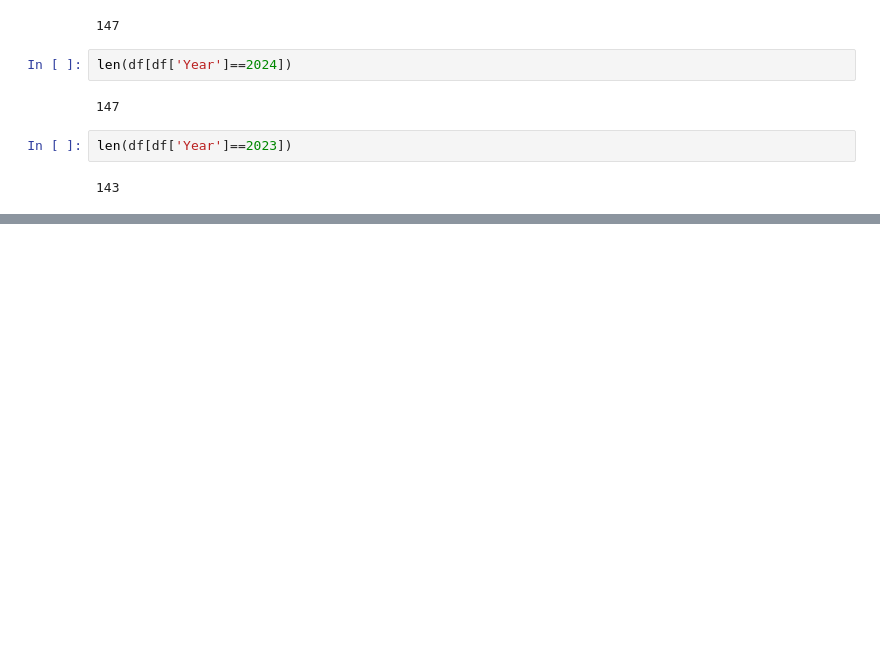
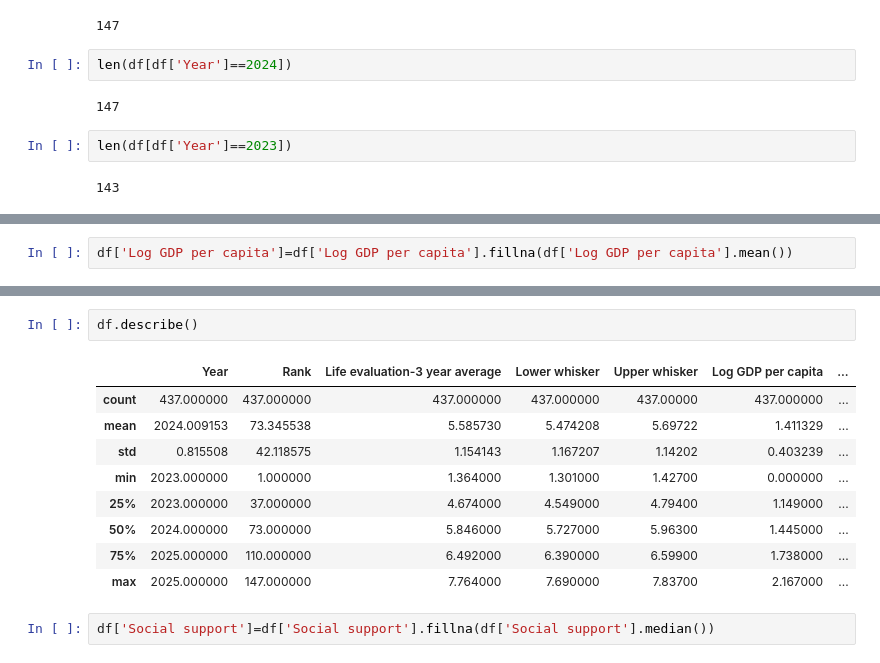
Before and after one commit to KalaivananKannan/CodewithKalai, a Jupyter notebook: happiness.ipynb, the cells around one changed output, grey strips where cells are left out. Saved outputs shown, nothing was run; the diff lists cells and outputs as text; blank space fills up the shorter version.

```diff
--- a/happiness.ipynb
+++ b/happiness.ipynb
@@ -41,0 +98,2 @@ ValueError: 3 columns passed, passed data had 1 columns
+# %%
+df['Log GDP per capita']=df['Log GDP per capita'].fillna(df['Log GDP per capita'].mean())
@@ -41,0 +147,14 @@ ValueError: 3 columns passed, passed data had 1 columns
+# %%
+df.describe()
+# %% [output]
+|  | Year | Rank | Life evaluation-3 year average | Lower whisker | Upper whisker | Log GDP per capita | ... |
+| count | 437.000000 | 437.000000 | 437.000000 | 437.000000 | 437.00000 | 437.000000 | ... |
+| mean | 2024.009153 | 73.345538 | 5.585730 | 5.474208 | 5.69722 | 1.411329 | ... |
+| std | 0.815508 | 42.118575 | 1.154143 | 1.167207 | 1.14202 | 0.403239 | ... |
+| min | 2023.000000 | 1.000000 | 1.364000 | 1.301000 | 1.42700 | 0.000000 | ... |
+| 25% | 2023.000000 | 37.000000 | 4.674000 | 4.549000 | 4.79400 | 1.149000 | ... |
+| 50% | 2024.000000 | 73.000000 | 5.846000 | 5.727000 | 5.96300 | 1.445000 | ... |
+| 75% | 2025.000000 | 110.000000 | 6.492000 | 6.390000 | 6.59900 | 1.738000 | ... |
+| max | 2025.000000 | 147.000000 | 7.764000 | 7.690000 | 7.83700 | 2.167000 | ... |
+# %%
+df['Social support']=df['Social support'].fillna(df['Social support'].median())
```
Also changed, not shown: parts of 18 cells of this notebook.
